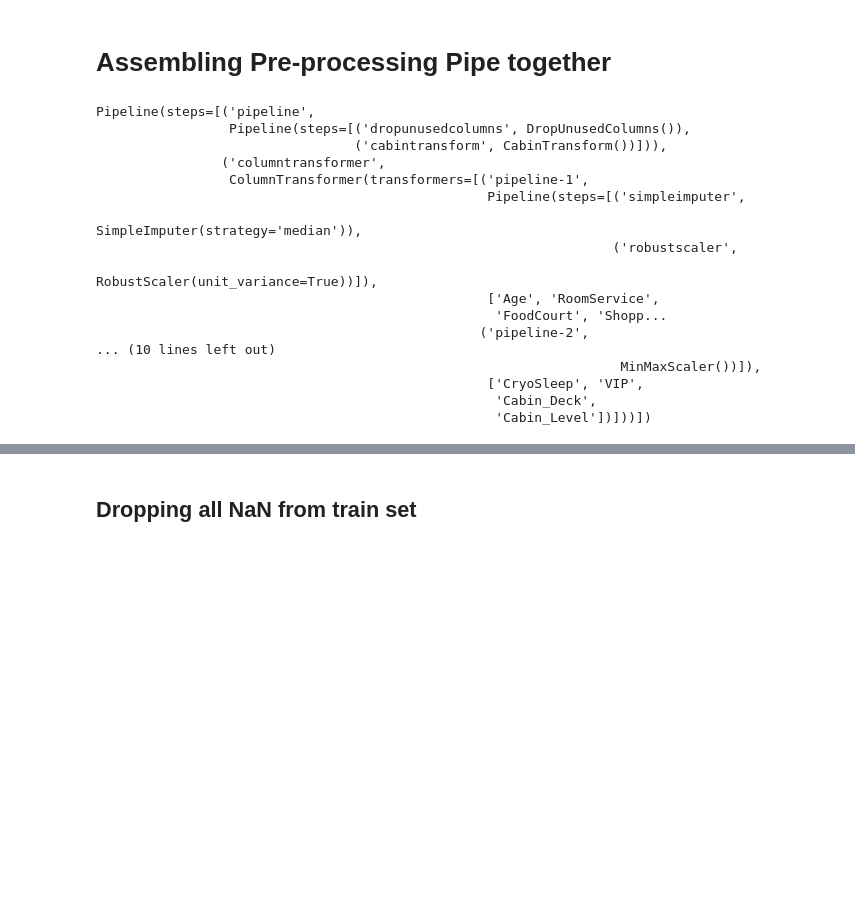
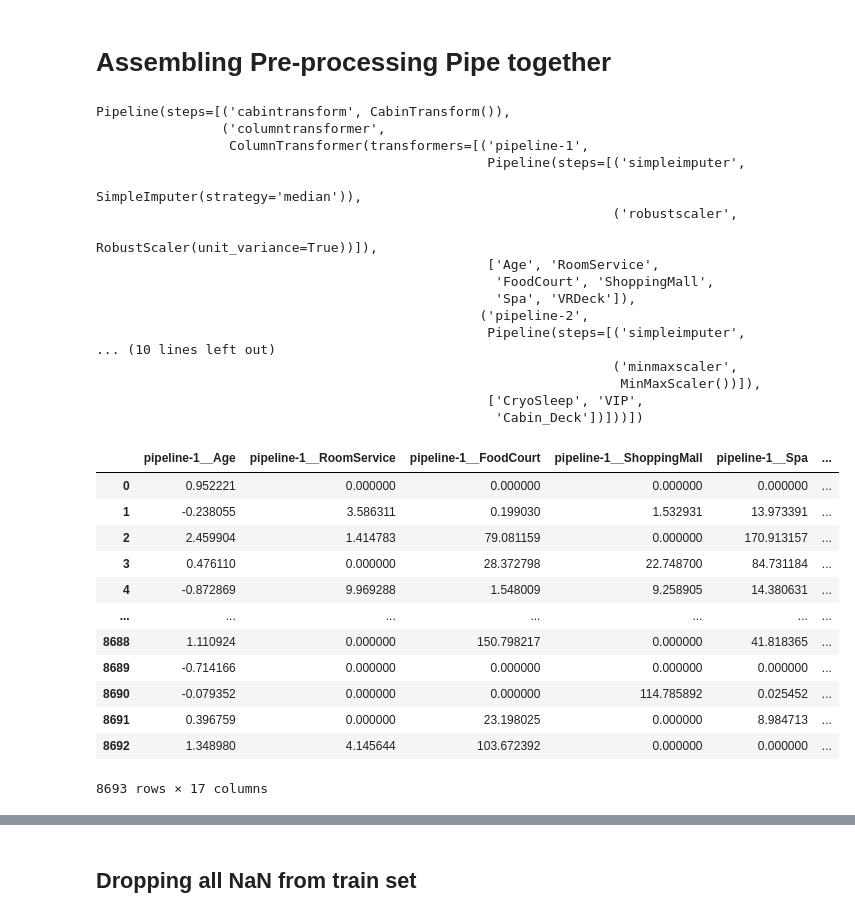
Before and after one commit to lorcanrae/spaceship-titanic, a Jupyter notebook: notebooks/lorcanrae-spacetitanic-EDA-Copy1.ipynb, the cells around one changed output, grey strips where cells are left out. Drawn from its saved outputs; the diff is of its cells as text; code cells hidden in the pictures; blank space fills up the shorter version.

```diff
--- a/notebooks/lorcanrae-spacetitanic-EDA-Copy1.ipynb
+++ b/notebooks/lorcanrae-spacetitanic-EDA-Copy1.ipynb
@@ -299,10 +260,13 @@ mm_scaler = MinMaxScaler(feature_range=(0,1))
 
 # OneHotEncoding for Multi-Categorical
 ohe = OneHotEncoder(sparse=False)
+
+# OrdinalEncoding for ordinal values
+ord_enc = OrdinalEncoder()
 # %%
 num_transform = make_pipeline(median_imputer, r_scaler)
 cat_transform = make_pipeline(mode_imputer, ohe)
-ord_transform = make_pipeline(mode_imputer, mm_scaler)
+ord_transform = make_pipeline(mode_imputer, ord_enc, mm_scaler)
 # %%
 preproc_part2 = make_column_transformer(
                                 (num_transform, FEAT_NUM),
@@ -335,12 +296,10 @@ ColumnTransformer(transformers=[('pipeline-1',
 # %% [markdown]
 # Assembling Pre-processing Pipe together
 # %%
-preproc = make_pipeline(preproc_part1, preproc_part2)
+preproc = make_pipeline(CabinTransform(), preproc_part2)
 preproc
 # %% [output]
-Pipeline(steps=[('pipeline',
-                 Pipeline(steps=[('dropunusedcolumns', DropUnusedColumns()),
-                                 ('cabintransform', CabinTransform())])),
+Pipeline(steps=[('cabintransform', CabinTransform()),
                 ('columntransformer',
                  ColumnTransformer(transformers=[('pipeline-1',
                                                   Pipeline(steps=[('simpleimputer',
@@ -348,13 +307,33 @@ Pipeline(steps=[('pipeline',
                                                                   ('robustscaler',
                                                                    RobustScaler(unit_variance=True))]),
                                                   ['Age', 'RoomService',
-                                                   'FoodCourt', 'Shopp...
+                                                   'FoodCourt', 'ShoppingMall',
+                                                   'Spa', 'VRDeck']),
                                                  ('pipeline-2',
+                                                  Pipeline(steps=[('simpleimputer',
 ... (10 lines left out)
+                                                                  ('minmaxscaler',
                                                                    MinMaxScaler())]),
                                                   ['CryoSleep', 'VIP',
-                                                   'Cabin_Deck',
-                                                   'Cabin_Level'])]))])
+                                                   'Cabin_Deck'])]))])
+# %%
+trans_array = preproc.fit_transform(X_train_pipe, y_train)
+trans_frame = pd.DataFrame(trans_array, columns=preproc[1].get_feature_names_out())
+trans_frame
+# %% [output]
+|  | pipeline-1__Age | pipeline-1__RoomService | pipeline-1__FoodCourt | pipeline-1__ShoppingMall | pipeline-1__Spa | ... |
+| 0 | 0.952221 | 0.000000 | 0.000000 | 0.000000 | 0.000000 | ... |
+| 1 | -0.238055 | 3.586311 | 0.199030 | 1.532931 | 13.973391 | ... |
+| 2 | 2.459904 | 1.414783 | 79.081159 | 0.000000 | 170.913157 | ... |
+| 3 | 0.476110 | 0.000000 | 28.372798 | 22.748700 | 84.731184 | ... |
+| 4 | -0.872869 | 9.969288 | 1.548009 | 9.258905 | 14.380631 | ... |
+| ... | ... | ... | ... | ... | ... | ... |
+| 8688 | 1.110924 | 0.000000 | 150.798217 | 0.000000 | 41.818365 | ... |
+| 8689 | -0.714166 | 0.000000 | 0.000000 | 0.000000 | 0.000000 | ... |
+| 8690 | -0.079352 | 0.000000 | 0.000000 | 114.785892 | 0.025452 | ... |
+| 8691 | 0.396759 | 0.000000 | 23.198025 | 0.000000 | 8.984713 | ... |
+| 8692 | 1.348980 | 4.145644 | 103.672392 | 0.000000 | 0.000000 | ... |
+8693 rows × 17 columns
 # %%
 log_model = LogisticRegression(max_iter=1000)
 svc_rbf = SVC(kernel='rbf')
```
Also changed, not shown: parts of 15 cells of this notebook.
